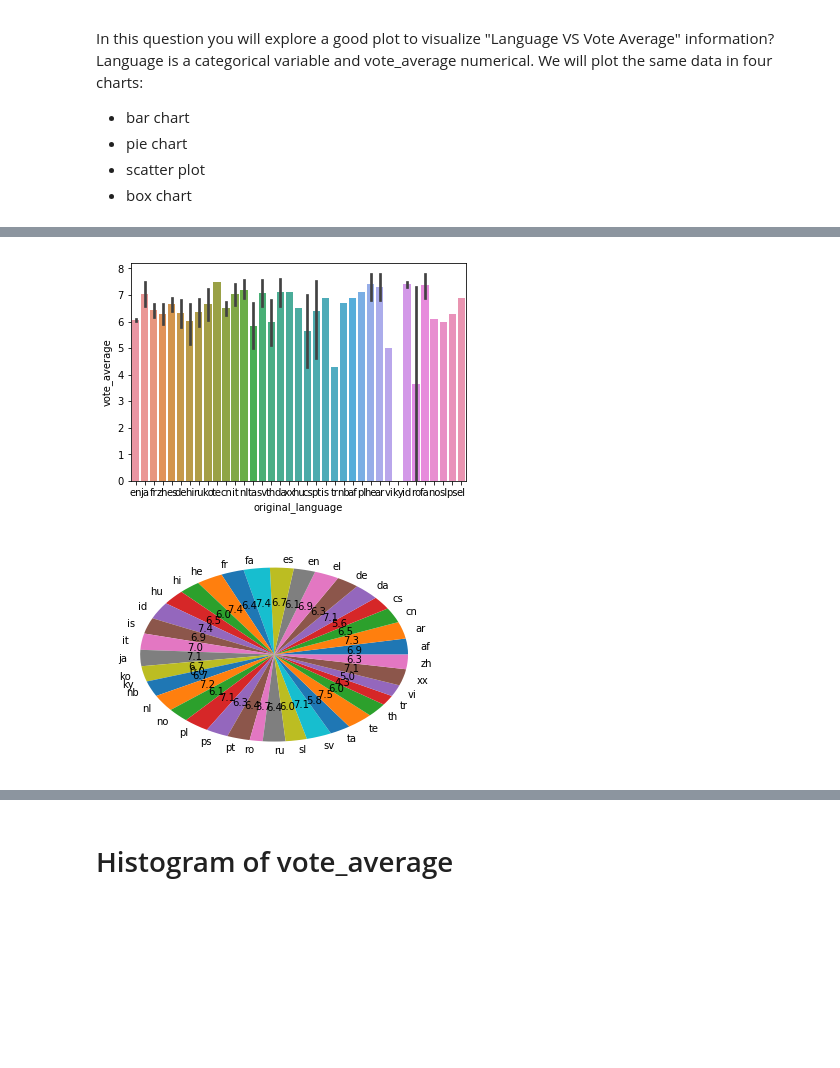
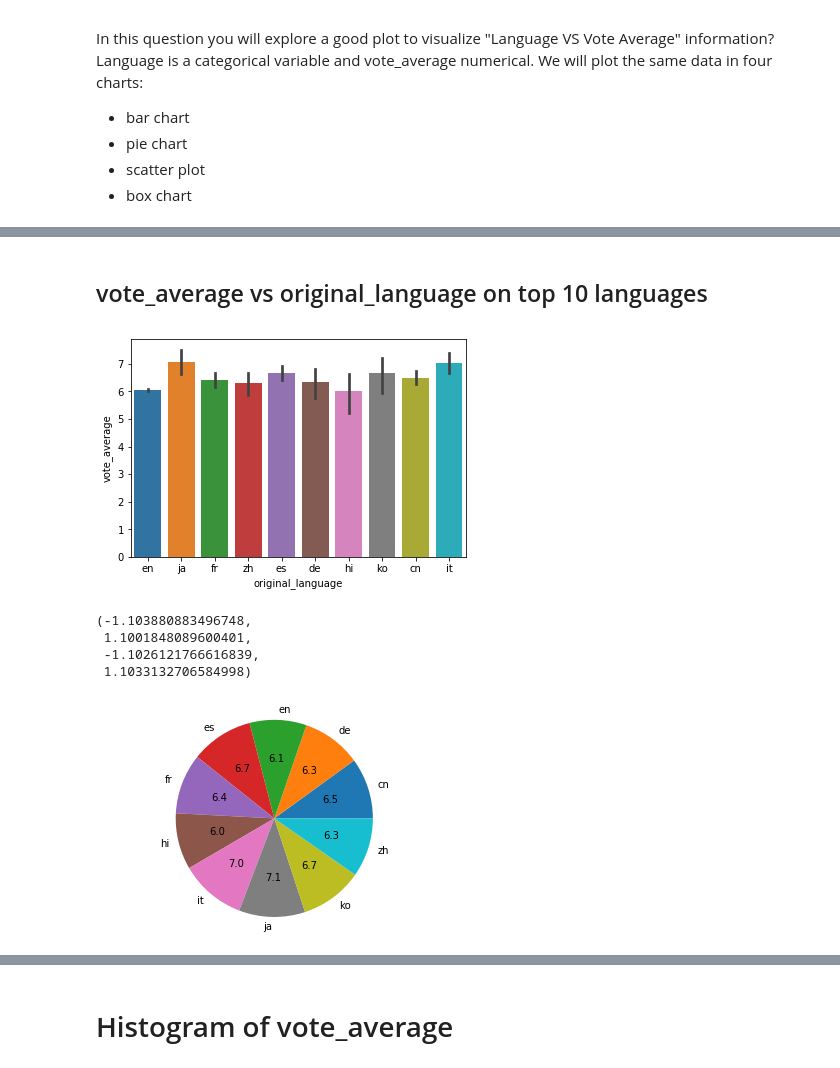
Before and after one commit to d8w/tmdb, a Jupyter notebook: TMDB data description and basic stats.ipynb, the cells around one changed output, grey strips where cells are left out. Saved outputs shown, nothing was run; the diff lists cells and outputs as text; code cells hidden in the pictures; blank space fills up the shorter version.

Commit message:
plot vote_average vs original_language on top 10 languages

```diff
--- a/TMDB data description and basic stats.ipynb
+++ b/TMDB data description and basic stats.ipynb
@@ -145,11 +161,22 @@ lang = df['original_language'].unique()
+# %% [markdown]
+## vote_average vs original_language on top 10 languages
+# %%
+top_lang = ['en', 'fr', 'es', 'zh', 'de', 'hi', 'ja', 'it', 'cn', 'ko']
+df_top_lang = df.loc[df['original_language'].isin(top_lang)]
 # %%
-g = sns.barplot(x='original_language', y='vote_average', data=df)
+g = sns.barplot(x='original_language', y='vote_average', data=df_top_lang)
 # %% [output]
-[figure, old version]
+[figure, new version]
 # %%
-means = df.vote_average.groupby(df.original_language).mean()
+means = df_top_lang.vote_average.groupby(df_top_lang.original_language).mean()
 total = sum(means)
-g = plt.pie(means, labels=means.index, autopct=lambda p: '{:.1f}'.format(p*total/100))
+fig1, ax1 = plt.subplots()
+ax1.pie(means, labels=means.index, autopct=lambda p: '{:.1f}'.format(p*total/100))
+ax1.axis('equal') # Equal aspect ratio ensures that pie is drawn as a circle.
 # %% [output]
+(-1.103880883496748,
+ 1.1001848089600401,
+ -1.1026121766616839,
+ 1.1033132706584998)
-[figure, old version]
+[figure, new version]
 # %%
```
Also changed, not shown: parts of 5 cells of this notebook.
